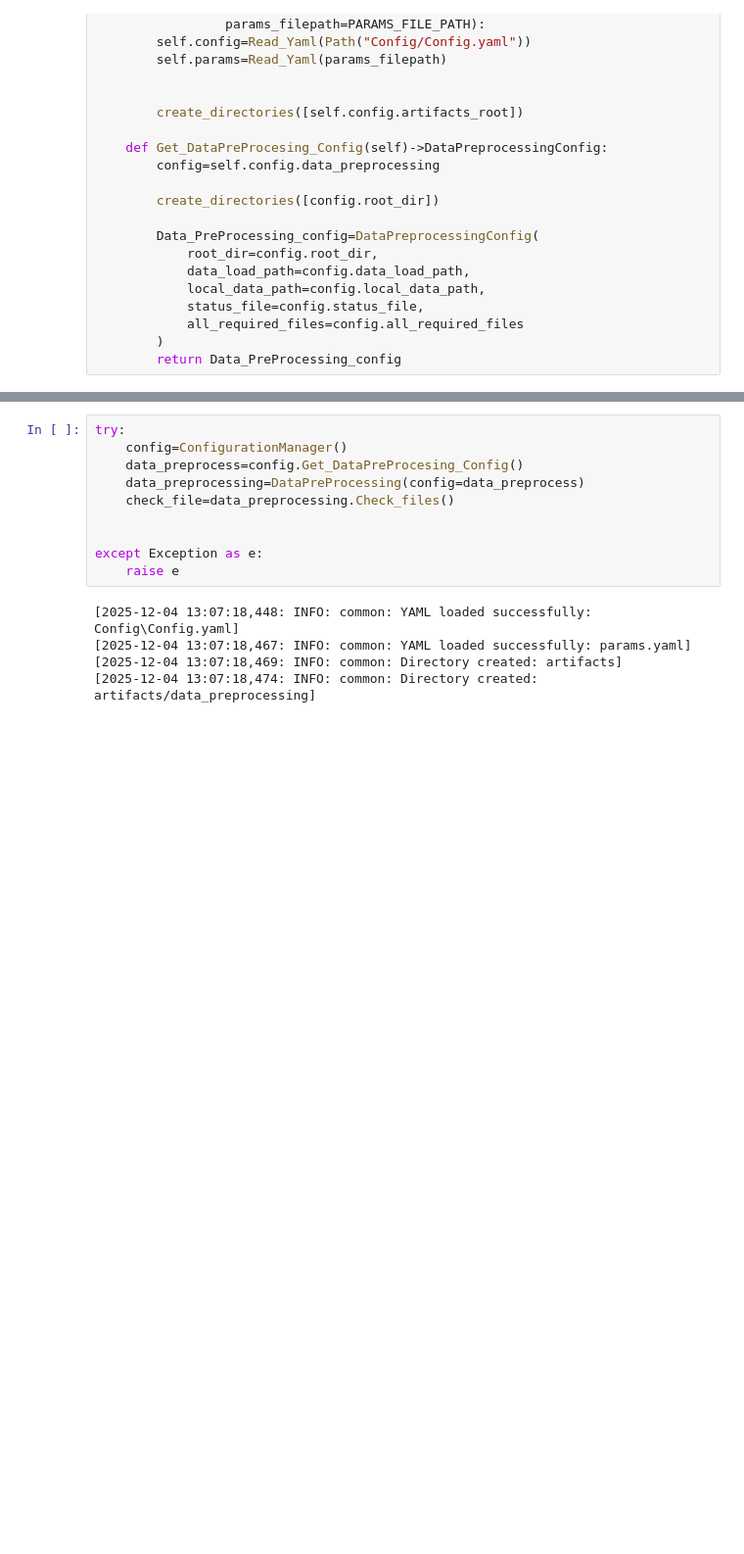
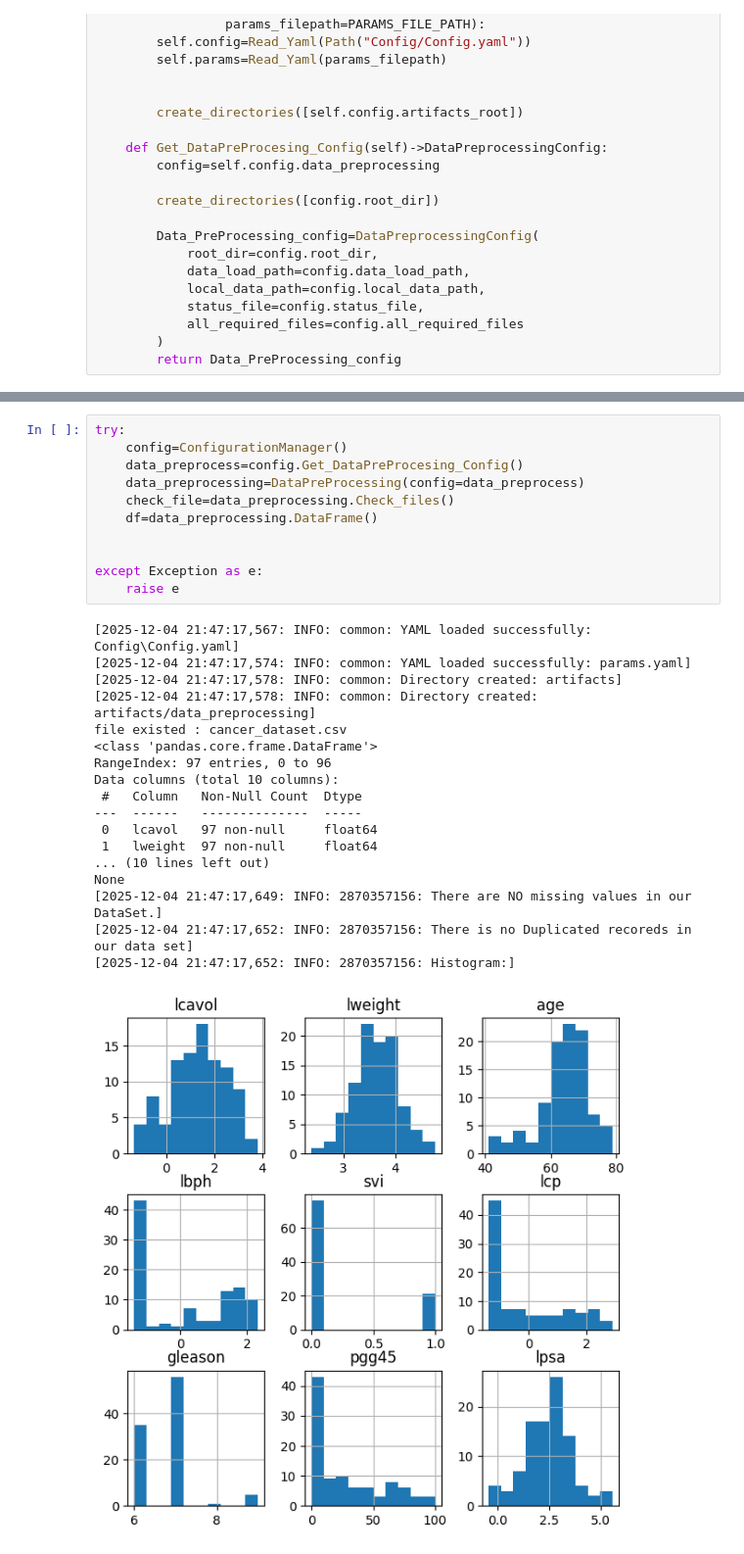
Before and after one commit to RS4327/CancerML, a Jupyter notebook: Research/03_c_data_preprocessing.ipynb, the cells around one changed output, grey strips where cells are left out. Shown: that part at 98% size. Drawn from its saved outputs; the diff is of its cells as text; blank space fills up the shorter version.

Commit message:
Done Coding for Data Model

```diff
--- a/Research/03_c_data_preprocessing.ipynb
+++ b/Research/03_c_data_preprocessing.ipynb
@@ -77,15 +159,30 @@ class DataPreProcessing:
 # %%
 try:
     config=ConfigurationManager()
     data_preprocess=config.Get_DataPreProcesing_Config()
     data_preprocessing=DataPreProcessing(config=data_preprocess)
     check_file=data_preprocessing.Check_files()
+    df=data_preprocessing.DataFrame()
 
 
 except Exception as e:
     raise e
 # %% [output]
-[2025-12-04 13:07:18,448: INFO: common: YAML loaded successfully: Config\Config.yaml]
-[2025-12-04 13:07:18,467: INFO: common: YAML loaded successfully: params.yaml]
-[2025-12-04 13:07:18,469: INFO: common: Directory created: artifacts]
-[2025-12-04 13:07:18,474: INFO: common: Directory created: artifacts/data_preprocessing]
+[2025-12-04 21:47:17,567: INFO: common: YAML loaded successfully: Config\Config.yaml]
+[2025-12-04 21:47:17,574: INFO: common: YAML loaded successfully: params.yaml]
+[2025-12-04 21:47:17,578: INFO: common: Directory created: artifacts]
+[2025-12-04 21:47:17,578: INFO: common: Directory created: artifacts/data_preprocessing]
+file existed : cancer_dataset.csv
+<class 'pandas.core.frame.DataFrame'>
+RangeIndex: 97 entries, 0 to 96
+Data columns (total 10 columns):
+ #   Column   Non-Null Count  Dtype
+---  ------   --------------  -----
+ 0   lcavol   97 non-null     float64
+ 1   lweight  97 non-null     float64
+... (10 lines left out)
+None
+[2025-12-04 21:47:17,649: INFO: 2870357156: There are NO missing values in our DataSet.]
+[2025-12-04 21:47:17,652: INFO: 2870357156: There is no Duplicated recoreds in our data set]
+[2025-12-04 21:47:17,652: INFO: 2870357156: Histogram:]
+[figure, added]
```
Also changed, not shown: parts of 4 cells of this notebook, 11 other files.
